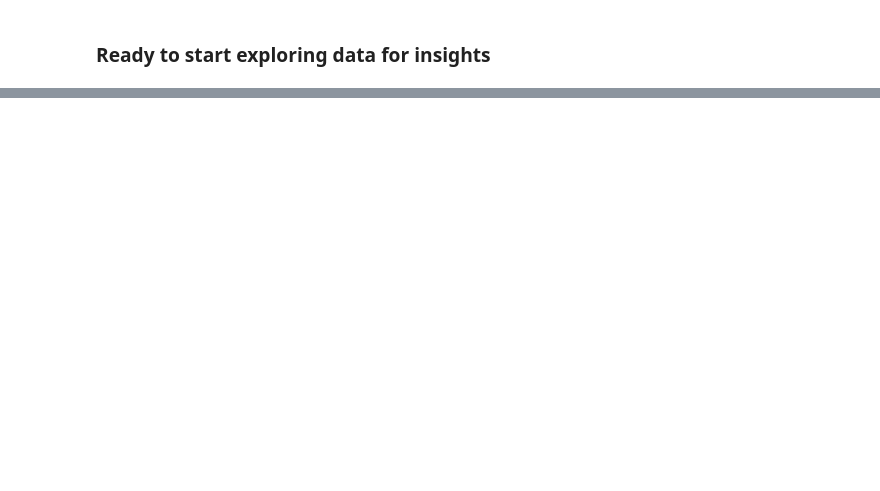
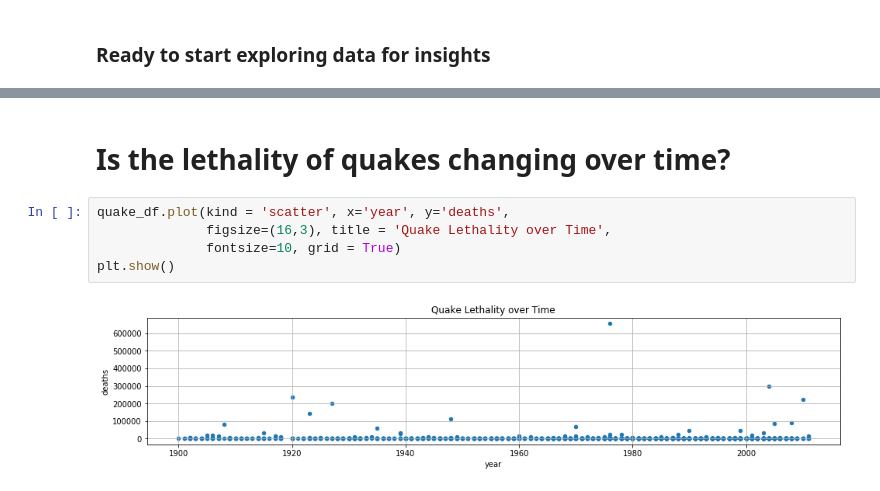
Before and after one commit to paulo-g-martinez/dq3-earthquakes, a Jupyter notebook: PM-DQ3-for-stacking.ipynb, the cells around one changed output, grey strips where cells are left out. Saved outputs shown, nothing was run; the diff lists cells and outputs as text; blank space fills up the shorter version.

```diff
--- a/PM-DQ3-for-stacking.ipynb
+++ b/PM-DQ3-for-stacking.ipynb
@@ -297,0 +314,9 @@ quake_df
+# %% [markdown]
+# Is the lethality of quakes changing over time?
+# %%
+quake_df.plot(kind = 'scatter', x='year', y='deaths',
+              figsize=(16,3), title = 'Quake Lethality over Time',
+              fontsize=10, grid = True)
+plt.show()
+# %% [output]
+[figure, added]
```
Also changed, not shown: parts of 21 cells of this notebook, 1 other file.
